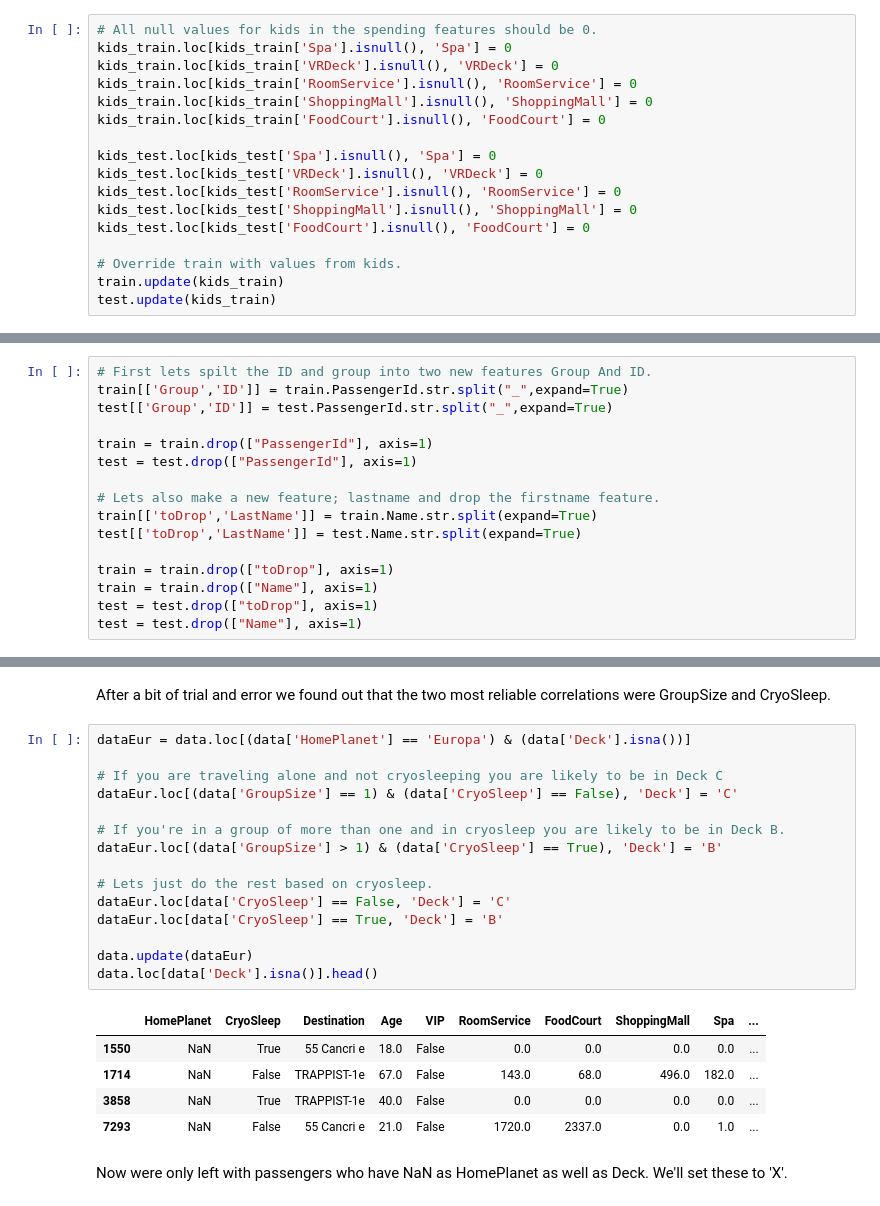
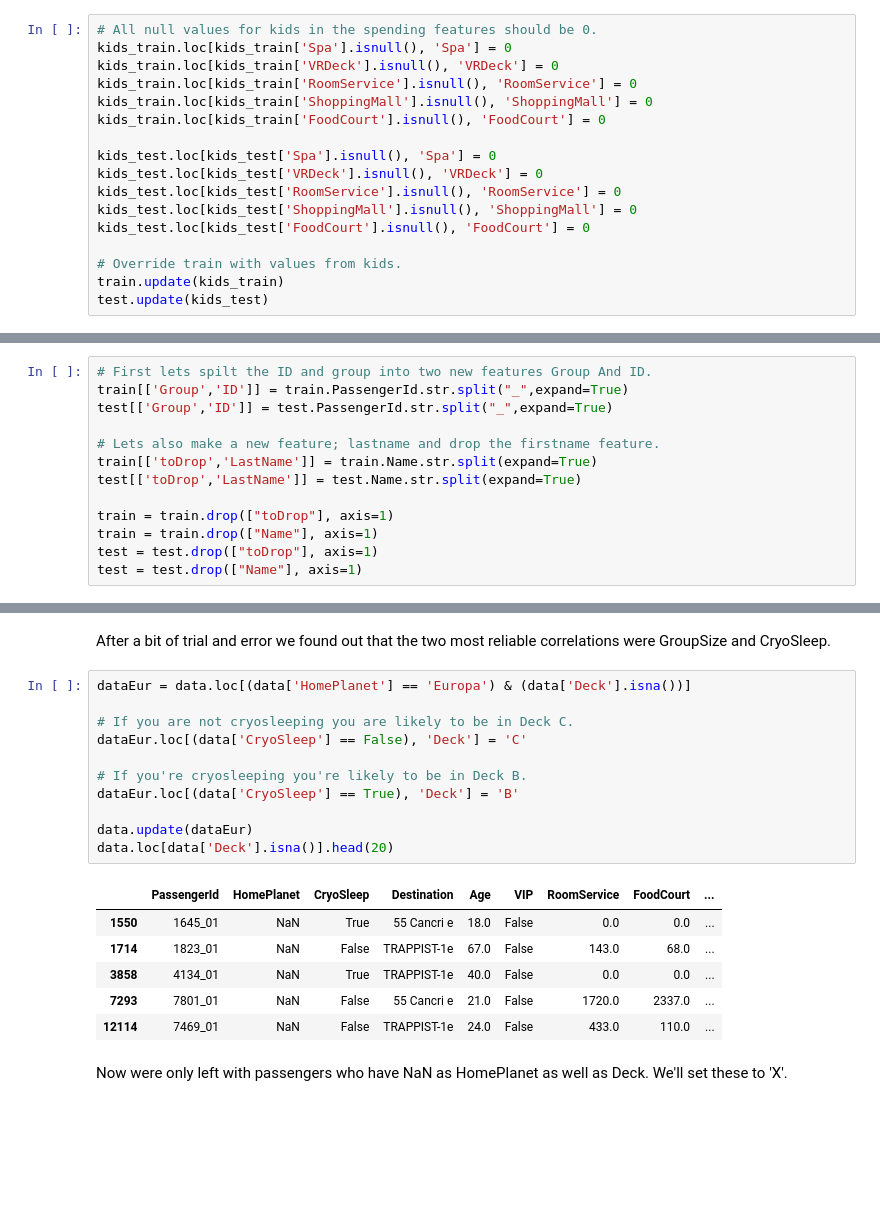
Before and after one commit to realbiker1/SpaceTitanic, a Jupyter notebook: spaceTitanic.ipynb, the cells around one changed output, grey strips where cells are left out. Drawn from its saved outputs; the diff is of its cells as text; blank space fills up the shorter version.

```diff
--- a/spaceTitanic.ipynb
+++ b/spaceTitanic.ipynb
@@ -356,7 +361,7 @@ kids_test.loc[kids_test['FoodCourt'].isnull(), 'FoodCourt'] = 0
 
 # Override train with values from kids.
 train.update(kids_train)
-test.update(kids_train)
+test.update(kids_test)
 # %%
 # We can do similar on the Spa and VRDeck, because they vary greatly on age.
 old_train.loc[old_train['Spa'].isnull(), 'Spa'] = old_train['Spa'].median()
@@ -436,9 +441,6 @@ First lets contruct some new features to make filling in those missing values a
 # First lets spilt the ID and group into two new features Group And ID.
 train[['Group','ID']] = train.PassengerId.str.split("_",expand=True)
 test[['Group','ID']] = test.PassengerId.str.split("_",expand=True)
-
-train = train.drop(["PassengerId"], axis=1)
-test = test.drop(["PassengerId"], axis=1)
 
 # Lets also make a new feature; lastname and drop the firstname feature.
 train[['toDrop','LastName']] = train.Name.str.split(expand=True)
@@ -661,24 +683,21 @@ After a bit of trial and error we found out that the two most reliable correlati
 # %%
 dataEur = data.loc[(data['HomePlanet'] == 'Europa') & (data['Deck'].isna())]
 
-# If you are traveling alone and not cryosleeping you are likely to be in Deck C
-dataEur.loc[(data['GroupSize'] == 1) & (data['CryoSleep'] == False), 'Deck'] = 'C'
+# If you are not cryosleeping you are likely to be in Deck C.
+dataEur.loc[(data['CryoSleep'] == False), 'Deck'] = 'C'
 
-# If you're in a group of more than one and in cryosleep you are likely to be in Deck B.
-dataEur.loc[(data['GroupSize'] > 1) & (data['CryoSleep'] == True), 'Deck'] = 'B'
-
-# Lets just do the rest based on cryosleep.
-dataEur.loc[data['CryoSleep'] == False, 'Deck'] = 'C'
-dataEur.loc[data['CryoSleep'] == True, 'Deck'] = 'B'
+# If you're cryosleeping you're likely to be in Deck B.
+dataEur.loc[(data['CryoSleep'] == True), 'Deck'] = 'B'
 
 data.update(dataEur)
-data.loc[data['Deck'].isna()].head()
+data.loc[data['Deck'].isna()].head(20)
 # %% [output]
-|  | HomePlanet | CryoSleep | Destination | Age | VIP | RoomService | FoodCourt | ShoppingMall | Spa | ... |
-| 1550 | NaN | True | 55 Cancri e | 18.0 | False | 0.0 | 0.0 | 0.0 | 0.0 | ... |
-| 1714 | NaN | False | TRAPPIST-1e | 67.0 | False | 143.0 | 68.0 | 496.0 | 182.0 | ... |
-| 3858 | NaN | True | TRAPPIST-1e | 40.0 | False | 0.0 | 0.0 | 0.0 | 0.0 | ... |
-| 7293 | NaN | False | 55 Cancri e | 21.0 | False | 1720.0 | 2337.0 | 0.0 | 1.0 | ... |
+|  | PassengerId | HomePlanet | CryoSleep | Destination | Age | VIP | RoomService | FoodCourt | ... |
+| 1550 | 1645_01 | NaN | True | 55 Cancri e | 18.0 | False | 0.0 | 0.0 | ... |
+| 1714 | 1823_01 | NaN | False | TRAPPIST-1e | 67.0 | False | 143.0 | 68.0 | ... |
+| 3858 | 4134_01 | NaN | True | TRAPPIST-1e | 40.0 | False | 0.0 | 0.0 | ... |
+| 7293 | 7801_01 | NaN | False | 55 Cancri e | 21.0 | False | 1720.0 | 2337.0 | ... |
+| 12114 | 7469_01 | NaN | False | TRAPPIST-1e | 24.0 | False | 433.0 | 110.0 | ... |
 # %% [markdown]
 Now were only left with passengers who have NaN as HomePlanet as well as Deck. We'll set these to 'X'.
 # %%
```
Also changed, not shown: parts of 79 cells of this notebook, 4 other files.
